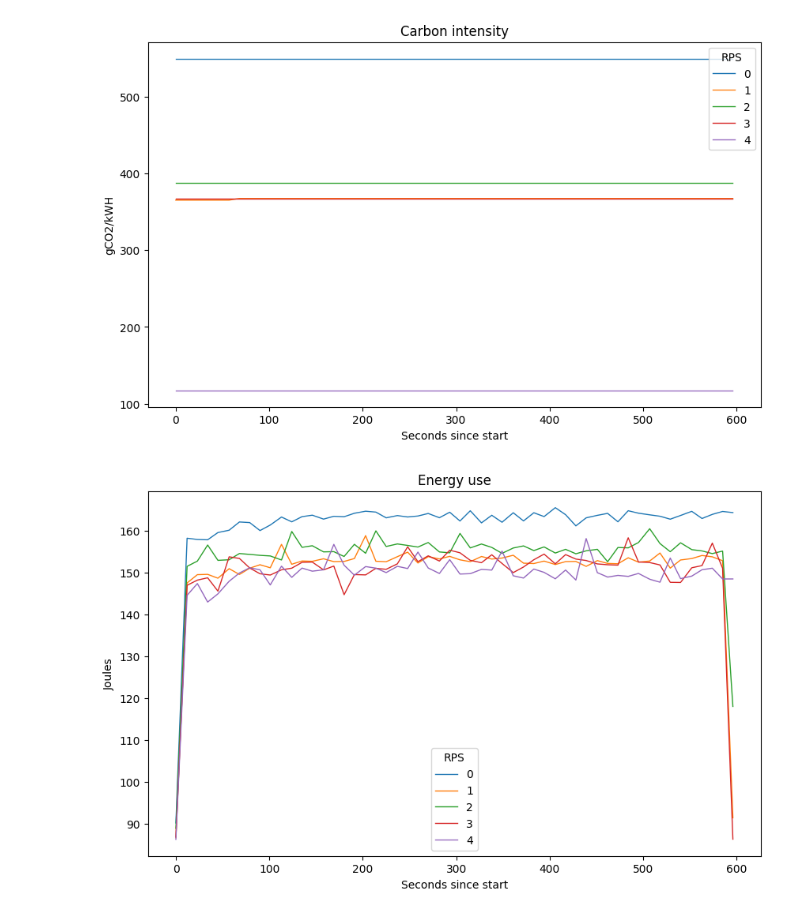
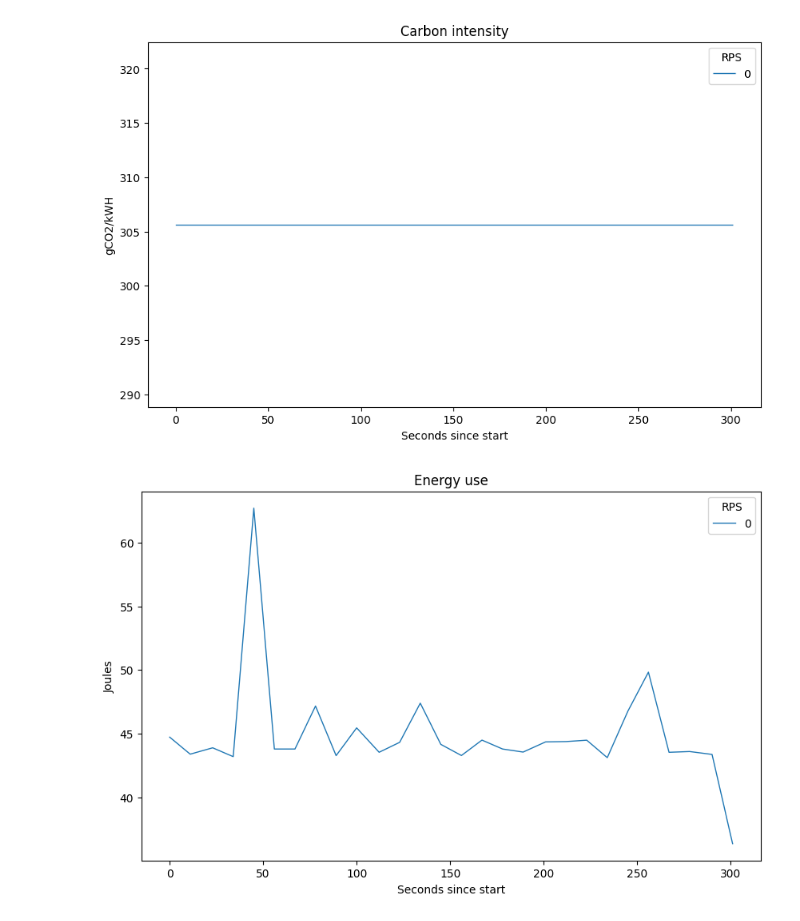
Before and after one commit to sivaanem/sinfonia-tier3, a Jupyter notebook: src/sinfonia_tier3_loadtest/view_stats.ipynb, the cells around one changed output. Drawn from its saved outputs; the diff is of its cells as text; code cells hidden in the pictures.

Commit message:
[fix] change test setup

```diff
--- a/src/sinfonia_tier3_loadtest/view_stats.ipynb
+++ b/src/sinfonia_tier3_loadtest/view_stats.ipynb
@@ -12,8 +12,8 @@ carbon_intensity_tests = ["1711463951", "1711464604", "1711465257", "1711465911"
 # %%
-random_dfs = dict()
+carbon_intensity_dfs = dict()
 
-for i, folder in enumerate(random_tests):
+for i, folder in enumerate(carbon_intensity_tests):
     folder_path = os.path.join(REPORT_PATH, folder)
-    file_path = os.path.join(folder_path, "carbon-report-4000rps-15msz.csv")
+    file_path = os.path.join(folder_path, "carbon-report-200rps-50msz.csv")
     df = pd.read_csv(file_path)
-    random_dfs[i] = df
+    carbon_intensity_dfs[i] = df
@@ -29,11 +20,3 @@ random_dfs[0].head()
-# %%
-carbon_intensity_dfs = dict()
-
-for i, folder in enumerate(carbon_intensity_tests):
-    folder_path = os.path.join(REPORT_PATH, folder)
-    file_path = os.path.join(folder_path, "carbon-report-4000rps-15msz.csv")
-    df = pd.read_csv(file_path)
-    carbon_intensity_dfs[i] = df
 # %%
 def plot_carbon_report(
         creps: dict[int, pd.DataFrame],
@@ -58,22 +41,22 @@ def plot_carbon_report(
     plt.show()
 # %%
 Y_SERIES_LABELS = {
-    "energy_use_joules": "Joules",
+    "energy_use_watts": "Joules",
     "carbon_intensity_gco2_kwh": "gCO2/kWH",
     "carbon_emission_gco2": "gCO2",
     "latency_ms": "millisecond",
 }
 # %%
 Y_SERIES_TITLES = {
-    "energy_use_joules": "Energy use",
+    "energy_use_watts": "Energy use",
     "carbon_intensity_gco2_kwh": "Carbon intensity",
     "carbon_emission_gco2": "Carbon emission",
     "latency_ms": "Latency",
 }
 # %%
-plot_carbon_report(random_dfs, y_series="carbon_intensity_gco2_kwh", y_label=Y_SERIES_LABELS["carbon_intensity_gco2_kwh"], title=Y_SERIES_TITLES["carbon_intensity_gco2_kwh"])
-plot_carbon_report(random_dfs, y_series="energy_use_joules", y_label=Y_SERIES_LABELS["energy_use_joules"], title=Y_SERIES_TITLES["energy_use_joules"])
-plot_carbon_report(random_dfs, y_series="carbon_emission_gco2", y_label=Y_SERIES_LABELS["carbon_emission_gco2"], title=Y_SERIES_TITLES["carbon_emission_gco2"])
+plot_carbon_report(carbon_intensity_dfs, y_series="carbon_intensity_gco2_kwh", y_label=Y_SERIES_LABELS["carbon_intensity_gco2_kwh"], title=Y_SERIES_TITLES["carbon_intensity_gco2_kwh"])
+plot_carbon_report(carbon_intensity_dfs, y_series="energy_use_watts", y_label=Y_SERIES_LABELS["energy_use_watts"], title=Y_SERIES_TITLES["energy_use_watts"])
+plot_carbon_report(carbon_intensity_dfs, y_series="carbon_emission_gco2", y_label=Y_SERIES_LABELS["carbon_emission_gco2"], title=Y_SERIES_TITLES["carbon_emission_gco2"])
 # %% [output]
-[figure, old version]
+[figure, new version]
-[figure, old version]
+[figure, new version]
```
Also changed, not shown: parts of 6 cells of this notebook, 8 other files.
